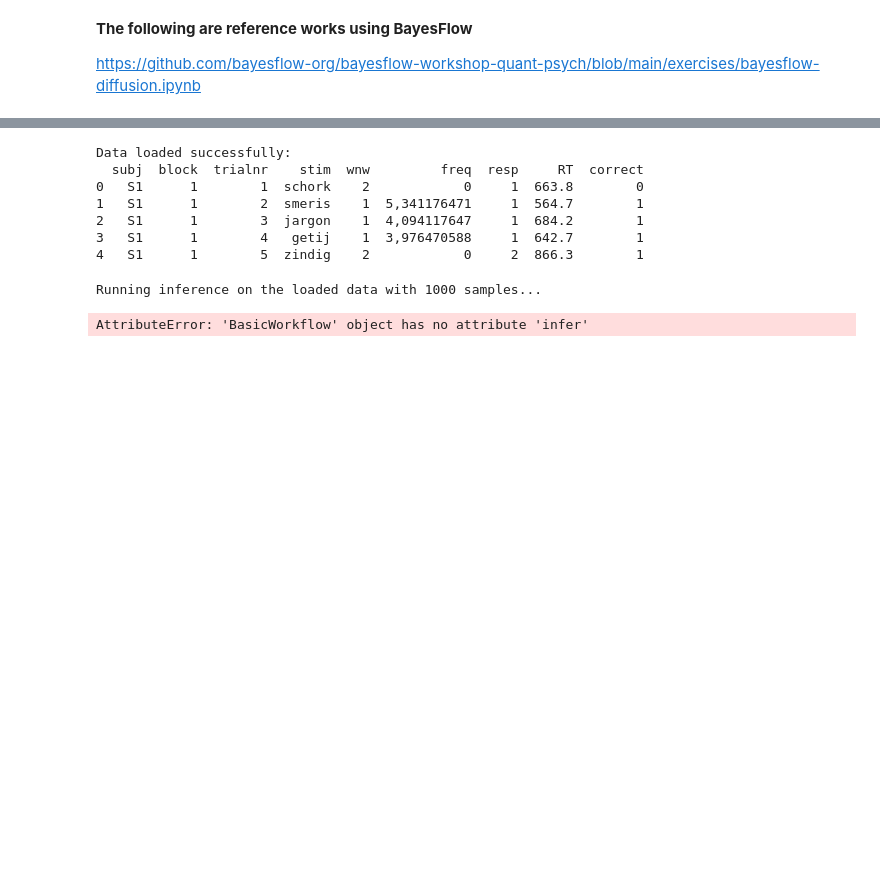
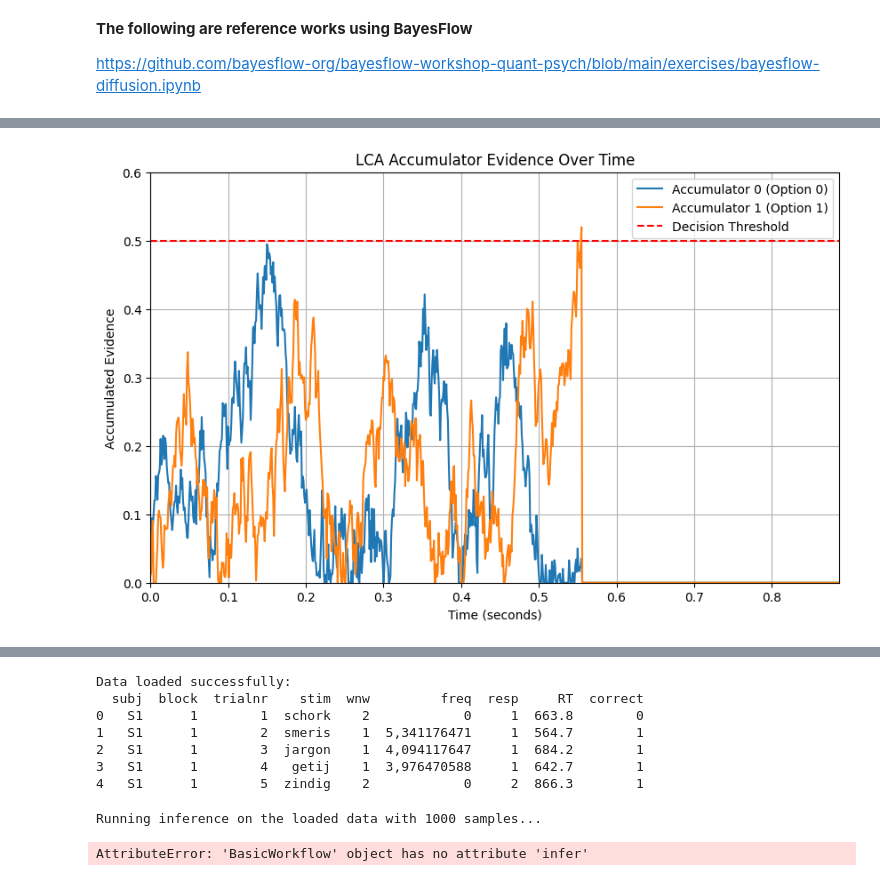
Before and after one commit to hmezer/eam-double-response, a Jupyter notebook: files/sbi_double_response.ipynb, the cells around one changed output, grey strips where cells are left out. Drawn from its saved outputs; the diff is of its cells as text; code cells hidden in the pictures; blank space fills up the shorter version.

```diff
--- a/files/sbi_double_response.ipynb
+++ b/files/sbi_double_response.ipynb
@@ -55,0 +250,66 @@ import pandas as pd
+# %%
+# prompt: plot x_store from the return of the lca_trial_extended, using the parameters from sample_lca_prior
+
+import matplotlib.pyplot as plt
+import numpy as np
+# Example parameters from sample_lca_prior
+priors = sample_lca_prior()
+
+# manually set the values of priors
+#priors['v_0'] = 0.1
+#priors['v_1'] = 0.2
+priors['a'] = 0.5
+priors['ndt'] = 0.1
+priors['la'] = 0.
+priors['ka'] = 0.
+priors['s'] = 1.0
+priors['dt'] = 0.001
+priors['max_sim_time'] = 5.0
+priors['double_response_window'] = 0.25
+
+# Run the simulation with the example parameters
+sim_result = lca_trial_extended(**priors)
+
+# print the parameter values of priors
+print("Parameters:")
+for key, value in priors.items():
+    print(f"{key}: {value}")
+
+# print the parameter values of sim_result
+print("\nSimulation Result:")
+for key, value in sim_result.items():
+    print(f"{key}: {value}")
+
+if sim_result["dr_if"] == 0:
+    print("No double response.")
+else:
+    print("Double response exists!")
+
+# Extract the x_store from the result
+x_store = sim_result["x_store"]
+
+# Get the maximum number of iterations from the simulation
+max_iter = x_store.shape[0]
+# Create a time vector
+time_steps = np.arange(max_iter) * 0.001 # Assuming dt=0.001
+
+# Plot the accumulator evidence over time
+plt.figure(figsize=(10, 6))
+plt.plot(time_steps, x_store[:, 0], label='Accumulator 0 (Option 0)')
+plt.plot(time_steps, x_store[:, 1], label='Accumulator 1 (Option 1)')
+
+# Add a horizontal line for the threshold
+plt.axhline(y=priors["a"], color='r', linestyle='--', label='Decision Threshold')
+
+plt.xlabel('Time (seconds)')
+plt.ylabel('Accumulated Evidence')
+plt.title('LCA Accumulator Evidence Over Time')
+plt.legend()
+plt.grid(True)
+plt.ylim(0, priors["a"] * 1.2) # Set y-axis limits for better visualization
+if not np.isnan(sim_result["init_rt"]):
+    plt.xlim(0, np.nanmax(sim_result["init_rt"]) + sim_result["dr_rt"] + priors["ndt"] if not np.isnan(sim_result["dr_rt"]) else np.nanmax(sim_result["init_rt"])) # Adjust xlim based on RTs if available
+else:
+    plt.xlim(0, 5) # Default xlim if no RT is available
+plt.show()
+# %% [output]
@@ -55,0 +333 @@ import pandas as pd
+[figure, added]
```
Also changed, not shown: parts of 13 cells of this notebook.
